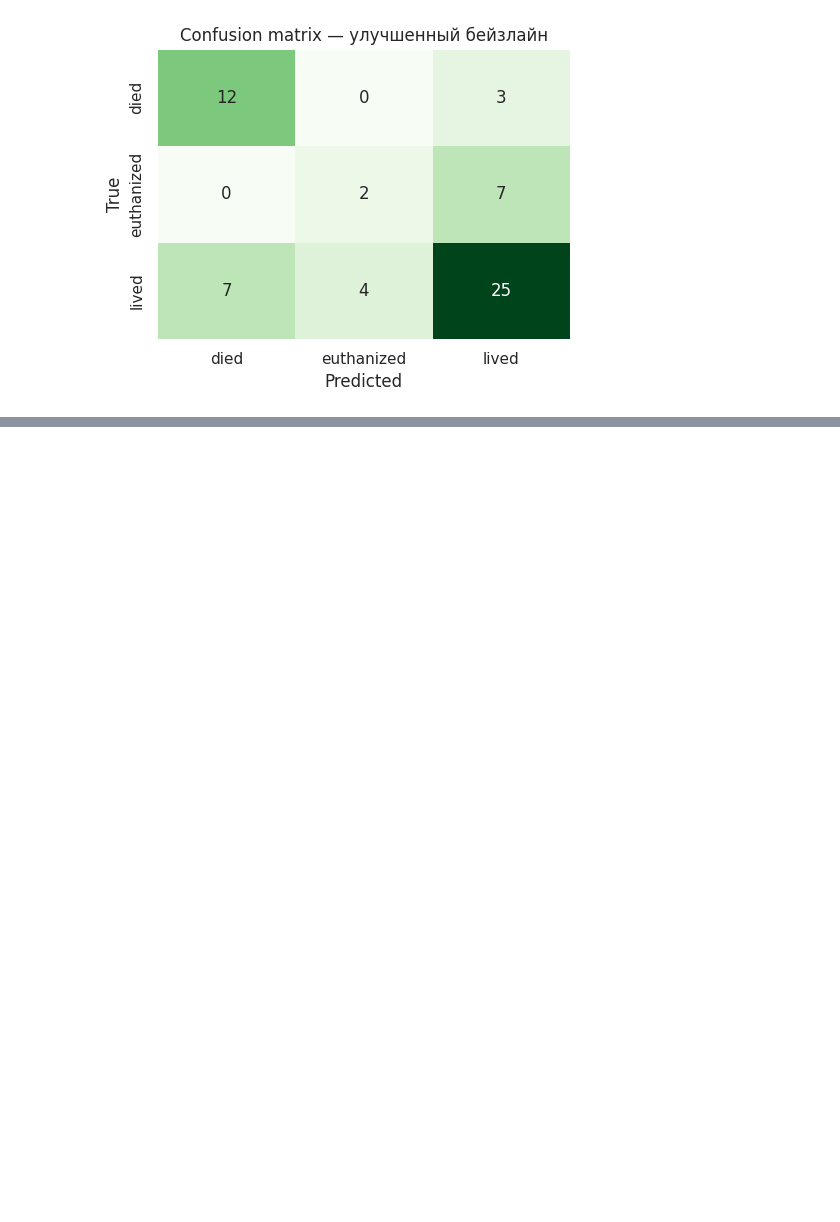
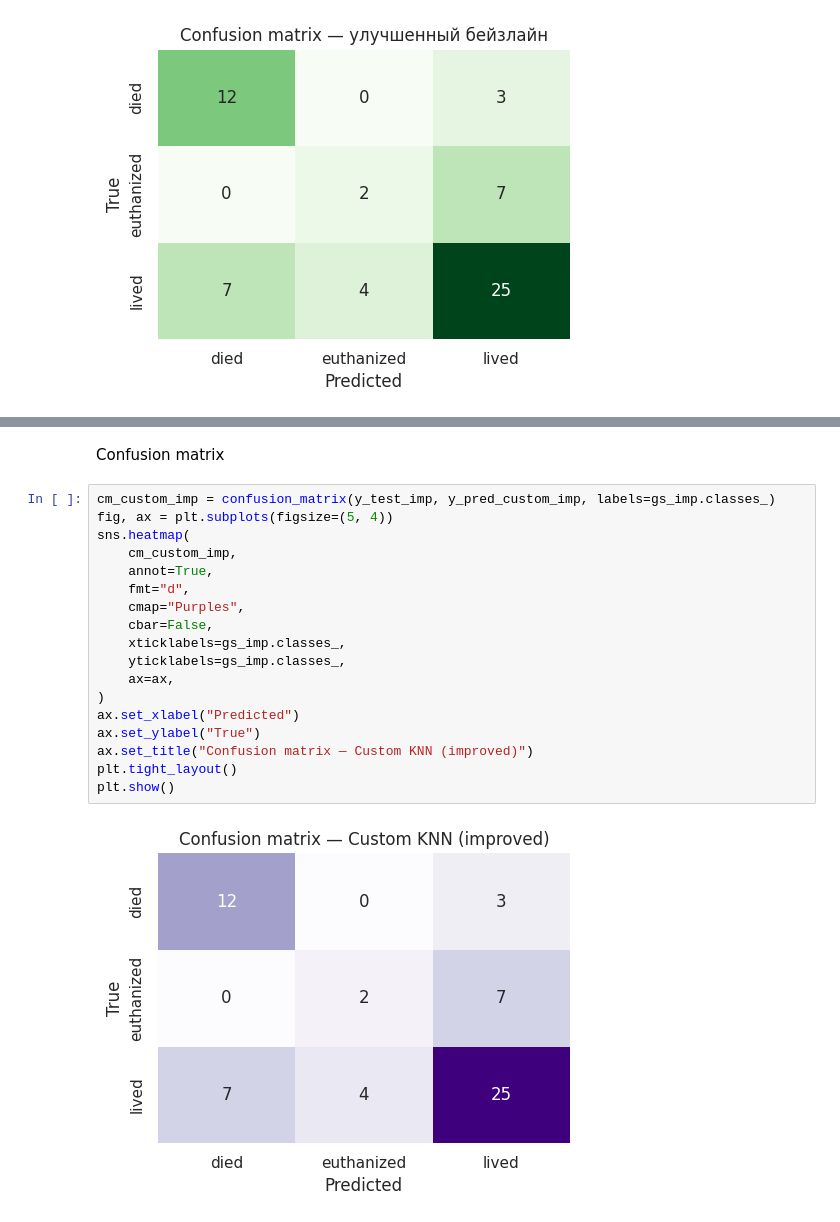
Before and after one commit to vitosotdihaet/mai-ml-frameworks, a Jupyter notebook: l1.ipynb, the cells around one changed output, grey strips where cells are left out. Cells and saved outputs as stored; diff of their text form; blank space fills up the shorter version.

```diff
--- a/l1.ipynb
+++ b/l1.ipynb
@@ -372,0 +496,22 @@ plt.show()
+# %% [markdown]
+Confusion matrix
+# %%
+cm_custom_imp = confusion_matrix(y_test_imp, y_pred_custom_imp, labels=gs_imp.classes_)
+fig, ax = plt.subplots(figsize=(5, 4))
+sns.heatmap(
+    cm_custom_imp,
+    annot=True,
+    fmt="d",
+    cmap="Purples",
+    cbar=False,
+    xticklabels=gs_imp.classes_,
+    yticklabels=gs_imp.classes_,
+    ax=ax,
+)
+ax.set_xlabel("Predicted")
+ax.set_ylabel("True")
+ax.set_title("Confusion matrix — Custom KNN (improved)")
+plt.tight_layout()
+plt.show()
+# %% [output]
+[figure, added]
```
Also changed, not shown: parts of 59 cells of this notebook.
